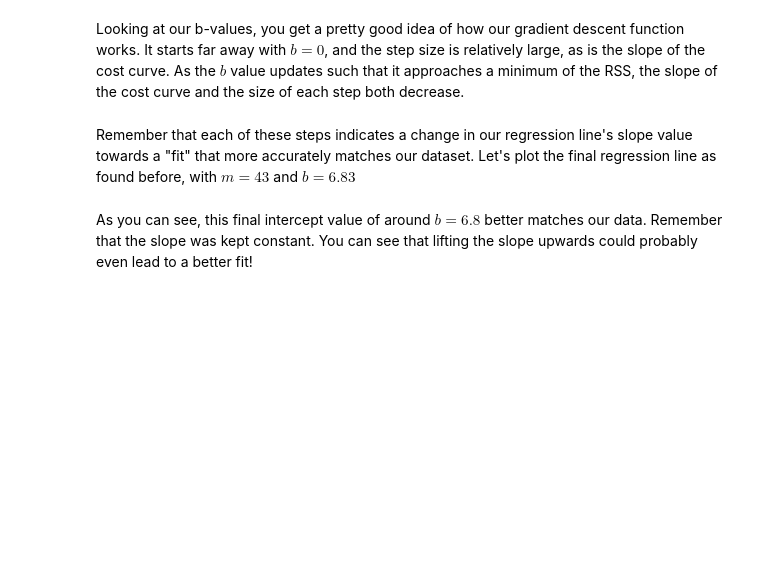
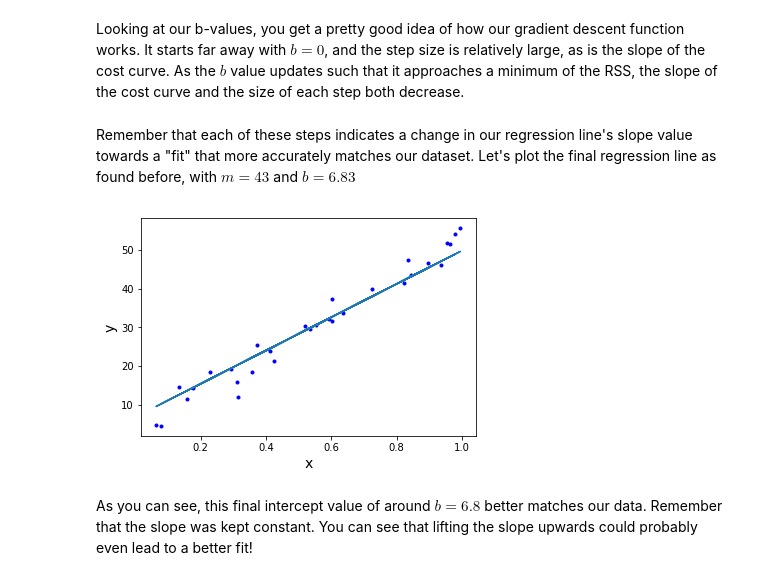
Before and after one commit to Teosoft7/dsc-2-14-12-gradient-descent-step-sizes-lab-seattle-ds-career-040119, a Jupyter notebook: index.ipynb, the cells around one changed output. Drawn from its saved outputs; the diff is of its cells as text; code cells hidden in the pictures; blank space fills up the shorter version.

```diff
--- a/index.ipynb
+++ b/index.ipynb
@@ -272,13 +272,13 @@ Looking at our b-values, you get a pretty good idea of how our gradient descent
 Remember that each of these steps indicates a change in our regression line's slope value towards a "fit" that more accurately matches our dataset.  Let's plot the final regression line as found before, with $m=43$ and $b=6.83$
 # %%
 # plot the final result here
-
-y = 3+ 50* x + y_randterm
 
 plt.plot(x, y, '.b')
 plt.plot(x, 43 * x + 6.83, '-')
 plt.xlabel("x", fontsize=14)
 plt.ylabel("y", fontsize=14);
+# %% [output]
+[figure, added]
 # %% [markdown]
 As you can see, this final intercept value of around $b=6.8$ better matches our data. Remember that the slope was kept constant. You can see that lifting the slope upwards could probably even lead to a better fit!
 # %% [markdown]
```
